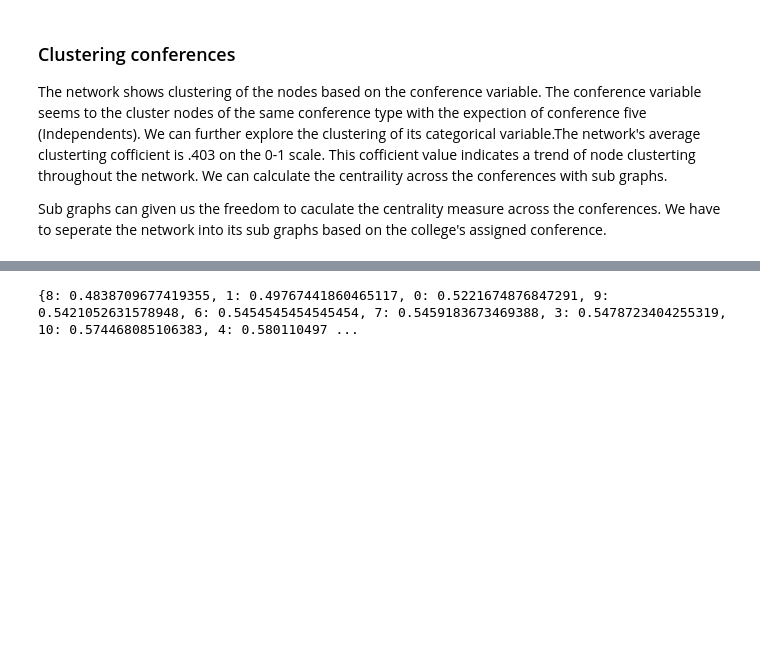
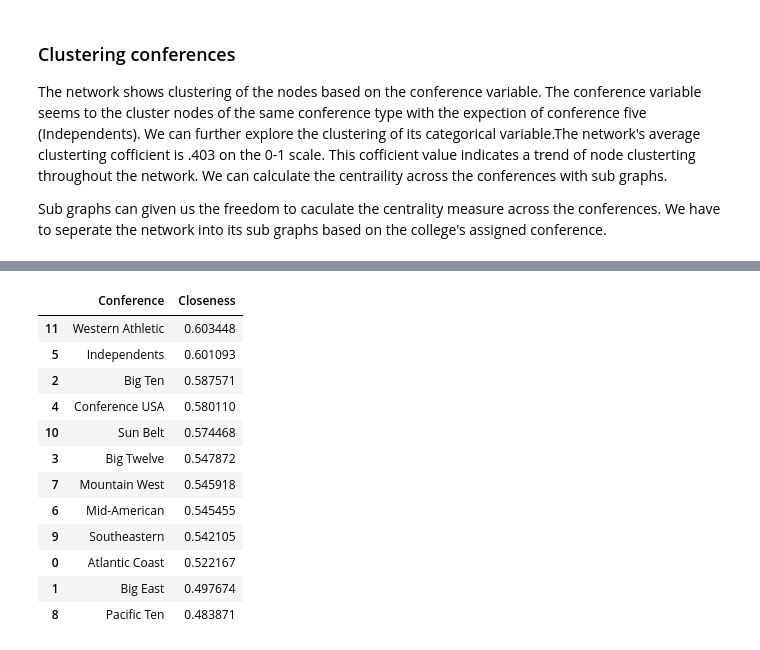
Before and after one commit to Vy4thewin/Data620_TeamVAC, a Jupyter notebook: Data620_Project 1.ipynb, the cells around one changed output, grey strips where cells are left out. Cells and saved outputs as stored; diff of their text form; code cells hidden in the pictures; blank space fills up the shorter version.

```diff
--- a/Data620_Project 1.ipynb
+++ b/Data620_Project 1.ipynb
@@ -234,24 +265,36 @@ It appears from our sample conference for Conference USA, Texas Christian is apa
 # %%
 #calculating the closeness centrality based on the conference
-Con_CC= {
-    0 : nx.group_closeness_centrality(teams,AC_list),
-    1 : nx.group_closeness_centrality(teams,BE_list),
-    2 : nx.group_closeness_centrality(teams,BT_list),
-    3 : nx.group_closeness_centrality(teams,BTW_list),
-    4 : nx.group_closeness_centrality(teams,CU_list),
-    5 : nx.group_closeness_centrality(teams,I_list),
-    6 : nx.group_closeness_centrality(teams,MA_list),
-    7 : nx.group_closeness_centrality(teams,MW_list),
-    8 : nx.group_closeness_centrality(teams,PT_list),
-    9 : nx.group_closeness_centrality(teams,S_list),
-    10 : nx.group_closeness_centrality(teams,SB_list),
-    11 : nx.group_closeness_centrality(teams,WA_list)
-}
+Con_CC = [
+   ['Atlantic Coast'   , nx.group_closeness_centrality(teams,AC_list)],
+   ['Big East'         , nx.group_closeness_centrality(teams,BE_list)],
+   ['Big Ten'          , nx.group_closeness_centrality(teams,BT_list)],
+   ['Big Twelve'       , nx.group_closeness_centrality(teams,BTW_list)],
+   ['Conference USA'   , nx.group_closeness_centrality(teams,CU_list)],
+   ['Independents'     , nx.group_closeness_centrality(teams,I_list)],
+   ['Mid-American'     , nx.group_closeness_centrality(teams,MA_list)],
+   ['Mountain West'    , nx.group_closeness_centrality(teams,MW_list)],
+   ['Pacific Ten'      , nx.group_closeness_centrality(teams,PT_list)],
+   ['Southeastern'     , nx.group_closeness_centrality(teams,S_list)],
+   ['Sun Belt'         , nx.group_closeness_centrality(teams,SB_list)],
+   ['Western Athletic' , nx.group_closeness_centrality(teams,WA_list)]
+]
 
-
-print(dict(sorted(Con_CC.items(), key=lambda item: item[1])))
+conference_closeness_df = pd.DataFrame(Con_CC, columns = ['Conference','Closeness'])
+conference_closeness_df.sort_values(by='Closeness', ascending=False).head(20)
 # %% [output]
-{8: 0.4838709677419355, 1: 0.49767441860465117, 0: 0.5221674876847291, 9: 0.5421052631578948, 6: 0.5454545454545454, 7: 0.5459183673469388, 3: 0.5478723404255319, 10: 0.574468085106383, 4: 0.580110497 ...
+|  | Conference | Closeness |
+| 11 | Western Athletic | 0.603448 |
+| 5 | Independents | 0.601093 |
+| 2 | Big Ten | 0.587571 |
+| 4 | Conference USA | 0.580110 |
+| 10 | Sun Belt | 0.574468 |
+| 3 | Big Twelve | 0.547872 |
+| 7 | Mountain West | 0.545918 |
+| 6 | Mid-American | 0.545455 |
+| 9 | Southeastern | 0.542105 |
+| 0 | Atlantic Coast | 0.522167 |
+| 1 | Big East | 0.497674 |
+| 8 | Pacific Ten | 0.483871 |
 # %% [markdown]
 ### Cluster Findings
 From our previus assumption, a disconnect does not influence the group's closeness score as Western Althetic holds the highest rank. When we compare the sub graphs of the lowest and highest conference clusters, these visuals are almost idenitical. The difference is seen on the overall network shown in th beginning, where the Western Althetic's cluster captured mutliple clusters within its group.
```
Also changed, not shown: parts of 10 cells of this notebook.
